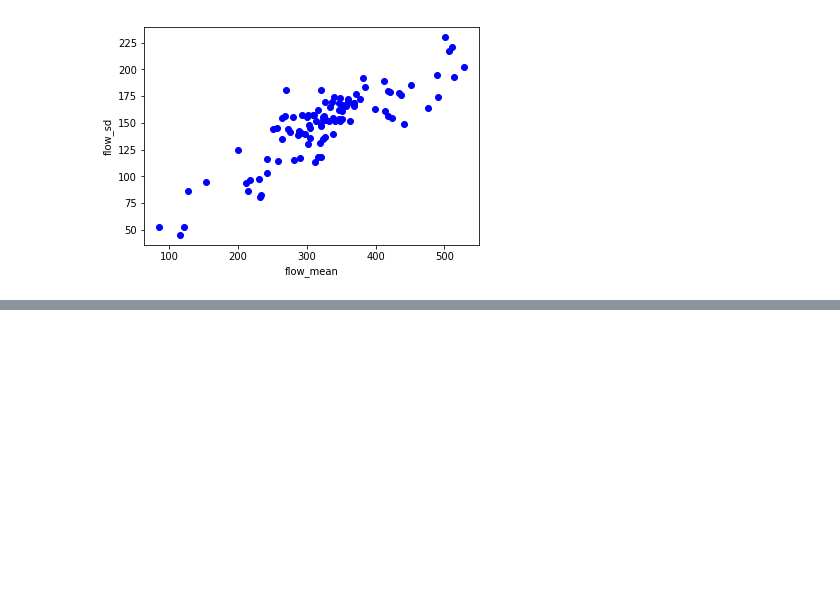
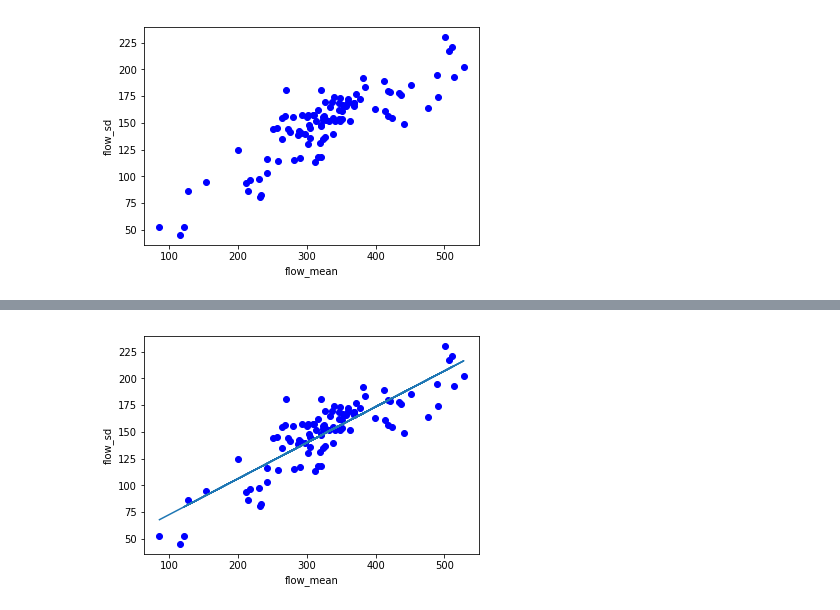
Before and after one commit to hy-lei/A-Hybrid-Approach-for-AID, a Jupyter notebook: data_analysis/descriptive_statistics.ipynb, the cells around one changed output, grey strips where cells are left out. Cells and saved outputs as stored; diff of their text form; code cells hidden in the pictures; blank space fills up the shorter version.

```diff
--- a/data_analysis/descriptive_statistics.ipynb
+++ b/data_analysis/descriptive_statistics.ipynb
@@ -96,0 +193,15 @@ for i, var in enumerate(var_names):
+# %%
+flow_means = mean_sd_df['flow_mean'].values
+flow_sds = mean_sd_df['flow_sd'].values
+# %%
+flow_X = pd.DataFrame({
+    'flow_mean': flow_means
+})
+flow_X = sm.add_constant(flow_X)
+flow_Y = pd.DataFrame({
+    'flow_sd': flow_sds
+})
+# %%
+flow_model = sm.OLS(flow_Y, flow_X).fit()
+flow_summary = flow_model.summary()
+print(flow_summary)
@@ -96,0 +226,10 @@ for i, var in enumerate(var_names):
+# %%
+flow_sd_pred = flow_model.predict(flow_X)
+# %%
+plt.plot(mean_sd_df['flow_mean'].values, mean_sd_df['flow_sd'].values, 'bo')
+plt.plot(mean_sd_df['flow_mean'].values, flow_sd_pred)
+plt.xlabel('flow_mean')
+plt.ylabel('flow_sd')
+plt.show()
+# %% [output]
+[figure, added]
```
Also changed, not shown: parts of 34 cells of this notebook, 1 other file.
